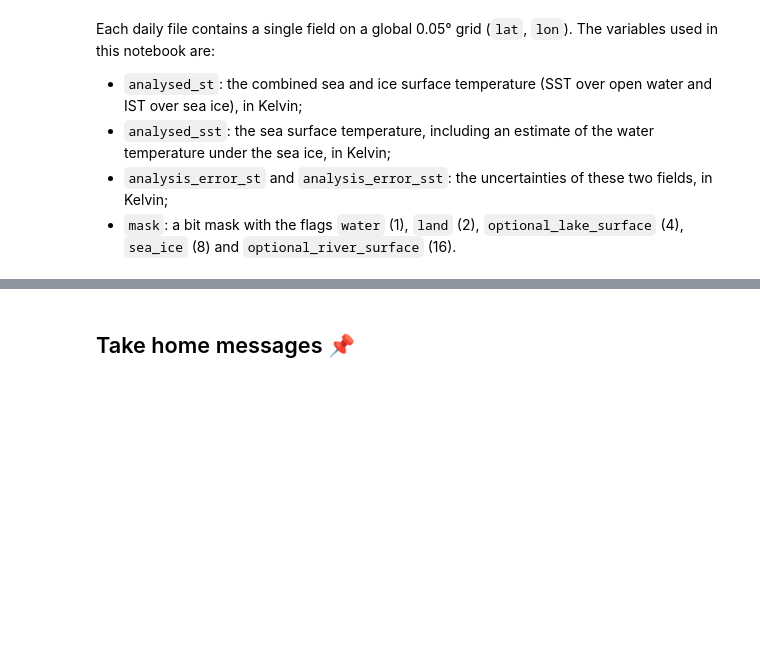
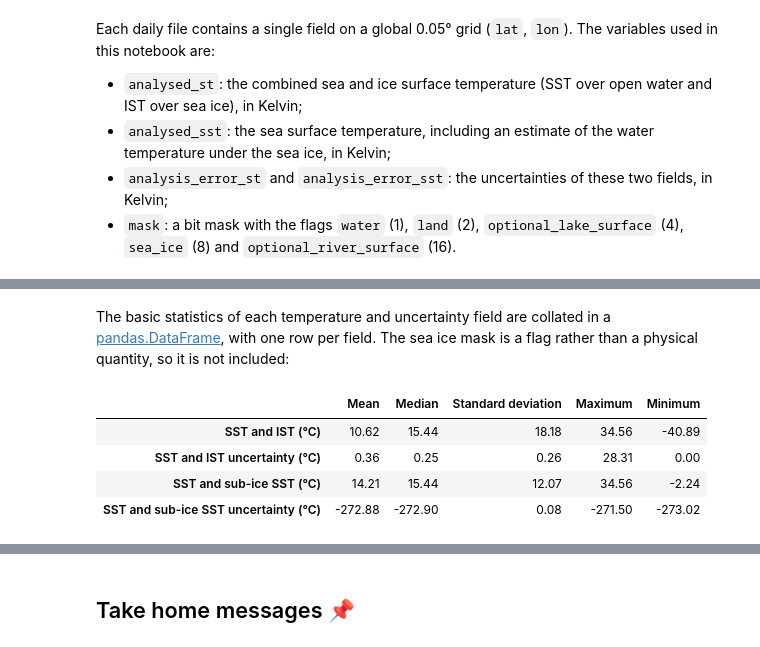
Before and after one commit to ecmwf-training/c3s-training-submodule-sat-obs-ocean, a Jupyter notebook: sea-surface-ice-surface-temperature.ipynb, the cells around one changed output, grey strips where cells are left out. Drawn from its saved outputs; the diff is of its cells as text; code cells hidden in the pictures; blank space fills up the shorter version.

```diff
--- a/sea-surface-ice-surface-temperature.ipynb
+++ b/sea-surface-ice-surface-temperature.ipynb
@@ -191,9 +152,0 @@ Helper function to print basic statistics of a field, ignoring missing values:
-# %%
-def basic_statistics(field, name):
-    # Print basic statistics of a field, ignoring missing values (NaN)
-    print(f"Basic statistics for {name}")
-    print(f"  Mean:               {np.nanmean(field):.2f}")
-    print(f"  Median:             {np.nanmedian(field):.2f}")
-    print(f"  Standard deviation: {np.nanstd(field):.2f}")
-    print(f"  Maximum:            {np.nanmax(field):.2f}")
-    print(f"  Minimum:            {np.nanmin(field):.2f}")
@@ -208,7 +167,7 @@ The cell below downloads the daily file for the selected date, if it is not alre
 # %%
 # Settings defined by user
 year, month, day = 2024, "03", "30"
-
-daily_file = get_sst_files(year, [month], days=[day])[0]
-ds = xr.open_dataset(daily_file)
+request = sst_request([year], month, day)
+eds = ekd.from_source("cds", "satellite-ist-sst-global", request)
+ds = eds.to_xarray()
 ds
@@ -364,0 +203,10 @@ for name, lat_range in regions.items():
+# %%
+date_str = f"{year}-{month}-{day}"
+
+st_degc = convert_dataarray(ds["analysed_st"].squeeze(), "degC")
+sst_degc = convert_dataarray(ds["analysed_sst"].squeeze(), "degC")
+st_unc = ds["analysis_error_st"].squeeze()
+sst_unc = ds["analysis_error_sst"].squeeze()
+
+# Grid cells with the sea_ice flag (bit value 8) set in the mask
+sea_ice = (ds["mask"].squeeze().fillna(0).astype(int) & 8) > 0
@@ -364,0 +264,17 @@ for name, lat_range in regions.items():
+# %% [markdown]
+The basic statistics of each temperature and uncertainty field are collated in a [pandas.DataFrame](https://pandas.pydata.org/docs/reference/api/pandas.DataFrame.html), with one row per field. The sea ice mask is a flag rather than a physical quantity, so it is not included:
+# %%
+daily_stats = pd.DataFrame(
+    {
+        f"{title} (°C)": basic_statistics(panel["field"])
+        for title, panel in daily_panels.items()
+        if title != "Sea ice mask"
+    }
+).T
+daily_stats.round(2)
+# %% [output]
+|  | Mean | Median | Standard deviation | Maximum | Minimum |
+| SST and IST (°C) | 10.62 | 15.44 | 18.18 | 34.56 | -40.89 |
+| SST and IST uncertainty (°C) | 0.36 | 0.25 | 0.26 | 28.31 | 0.00 |
+| SST and sub-ice SST (°C) | 14.21 | 15.44 | 12.07 | 34.56 | -2.24 |
+| SST and sub-ice SST uncertainty (°C) | -272.88 | -272.90 | 0.08 | -271.50 | -273.02 |
```
Also changed, not shown: parts of 79 cells of this notebook, 4 other files.
